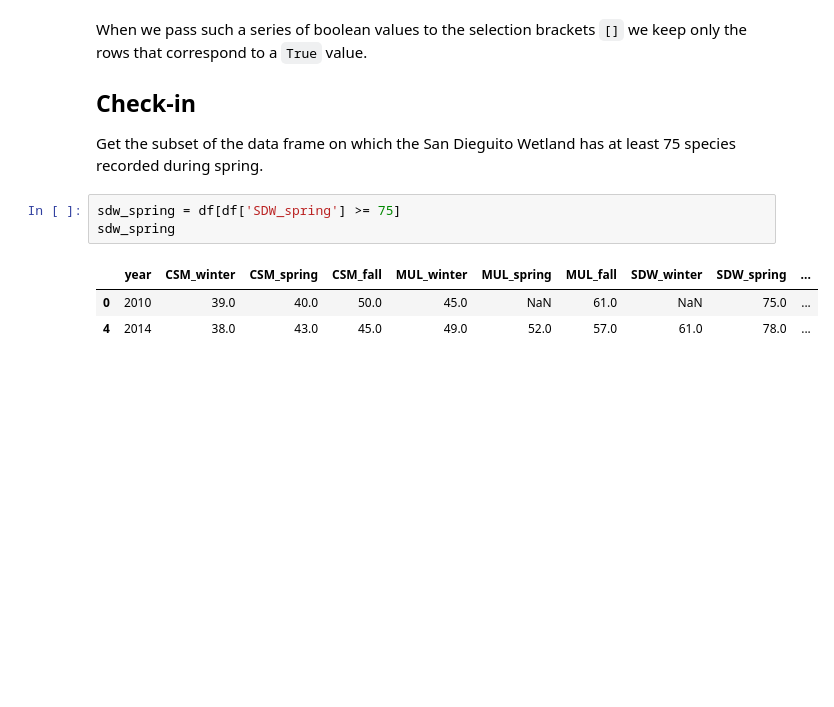
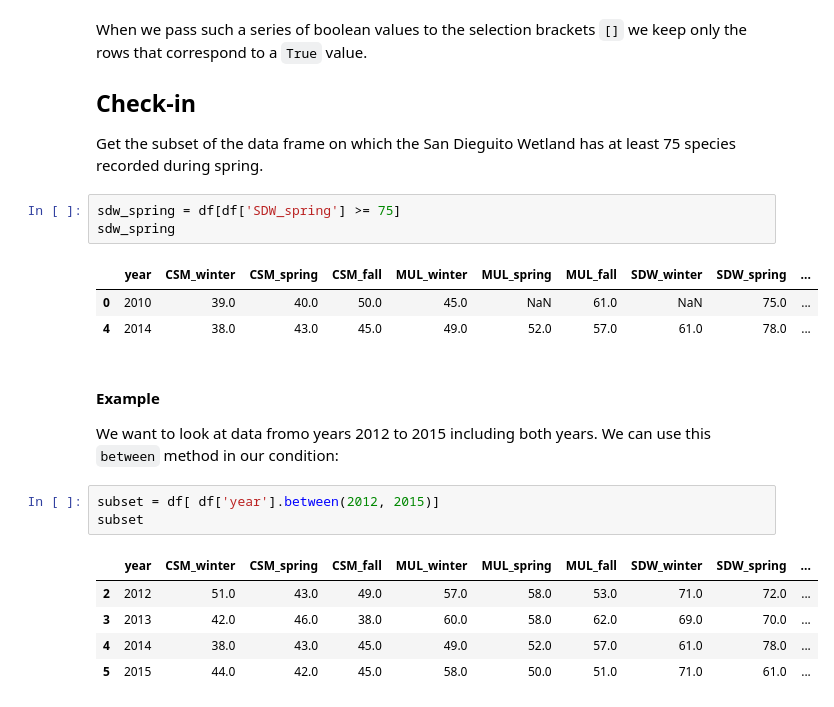
Before and after one commit to tommats00/eds220-2024-in-class, a Jupyter notebook: week2-dataframe-subseting.ipynb, the cells around one changed output. Drawn from its saved outputs; the diff is of its cells as text; blank space fills up the shorter version.

```diff
--- a/week2-dataframe-subseting.ipynb
+++ b/week2-dataframe-subseting.ipynb
@@ -273,3 +273,17 @@ sdw_spring
 |  | year | CSM_winter | CSM_spring | CSM_fall | MUL_winter | MUL_spring | MUL_fall | SDW_winter | SDW_spring | ... |
 | 0 | 2010 | 39.0 | 40.0 | 50.0 | 45.0 | NaN | 61.0 | NaN | 75.0 | ... |
 | 4 | 2014 | 38.0 | 43.0 | 45.0 | 49.0 | 52.0 | 57.0 | 61.0 | 78.0 | ... |
+# %% [markdown]
+#### Example
+
+We want to look at data fromo years 2012 to 2015 including both years.
+We can use this `between` method in our condition:
+# %%
+subset = df[ df['year'].between(2012, 2015)]
+subset
+# %% [output]
+|  | year | CSM_winter | CSM_spring | CSM_fall | MUL_winter | MUL_spring | MUL_fall | SDW_winter | SDW_spring | ... |
+| 2 | 2012 | 51.0 | 43.0 | 49.0 | 57.0 | 58.0 | 53.0 | 71.0 | 72.0 | ... |
+| 3 | 2013 | 42.0 | 46.0 | 38.0 | 60.0 | 58.0 | 62.0 | 69.0 | 70.0 | ... |
+| 4 | 2014 | 38.0 | 43.0 | 45.0 | 49.0 | 52.0 | 57.0 | 61.0 | 78.0 | ... |
+| 5 | 2015 | 44.0 | 42.0 | 45.0 | 58.0 | 50.0 | 51.0 | 71.0 | 61.0 | ... |
```
Also changed, not shown: parts of 28 cells of this notebook.
